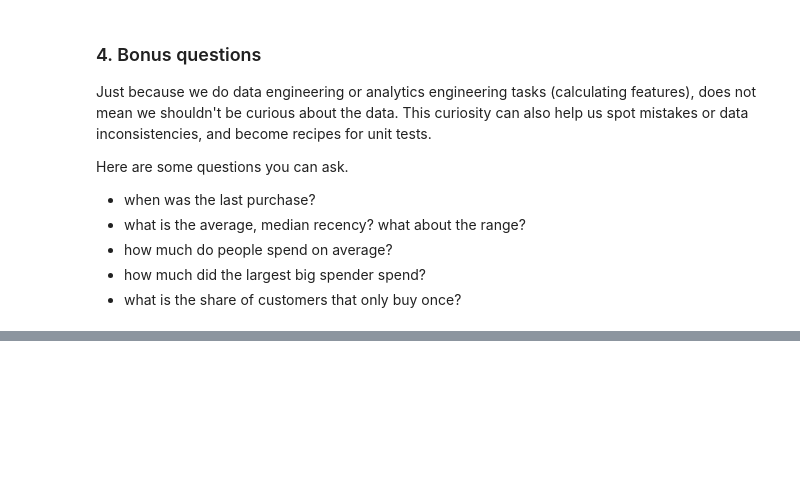
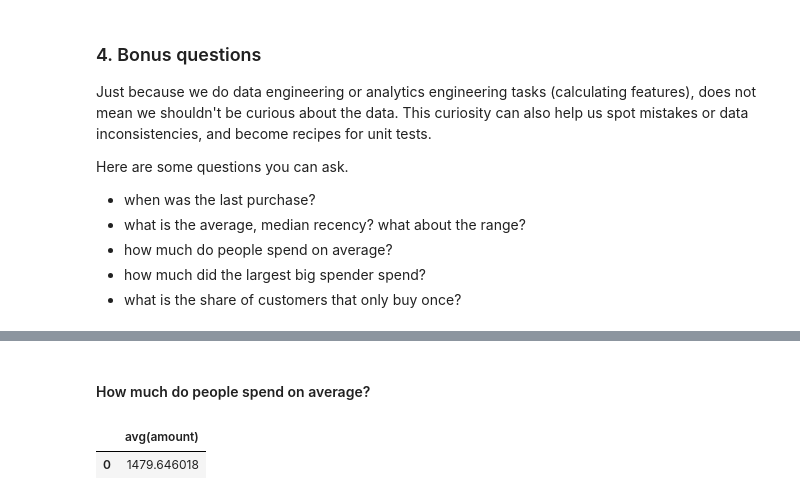
Before and after one commit to neuefische/ds-python-sql, a Jupyter notebook: SOLUTION-Intro-creating-tables.ipynb, the cells around one changed output, grey strips where cells are left out. Cells and saved outputs as stored; diff of their text form; code cells hidden in the pictures; blank space fills up the shorter version.

```diff
--- a/SOLUTION-Intro-creating-tables.ipynb
+++ b/SOLUTION-Intro-creating-tables.ipynb
@@ -376,0 +402,9 @@ Here are some questions you can ask.
+# %% [markdown]
+#### How much do people spend on average?
+# %%
+%%sql
+
+SELECT avg(amount) FROM raw_payments
+# %% [output]
+|  | avg(amount) |
+| 0 | 1479.646018 |
```
Also changed, not shown: parts of 10 cells of this notebook.
